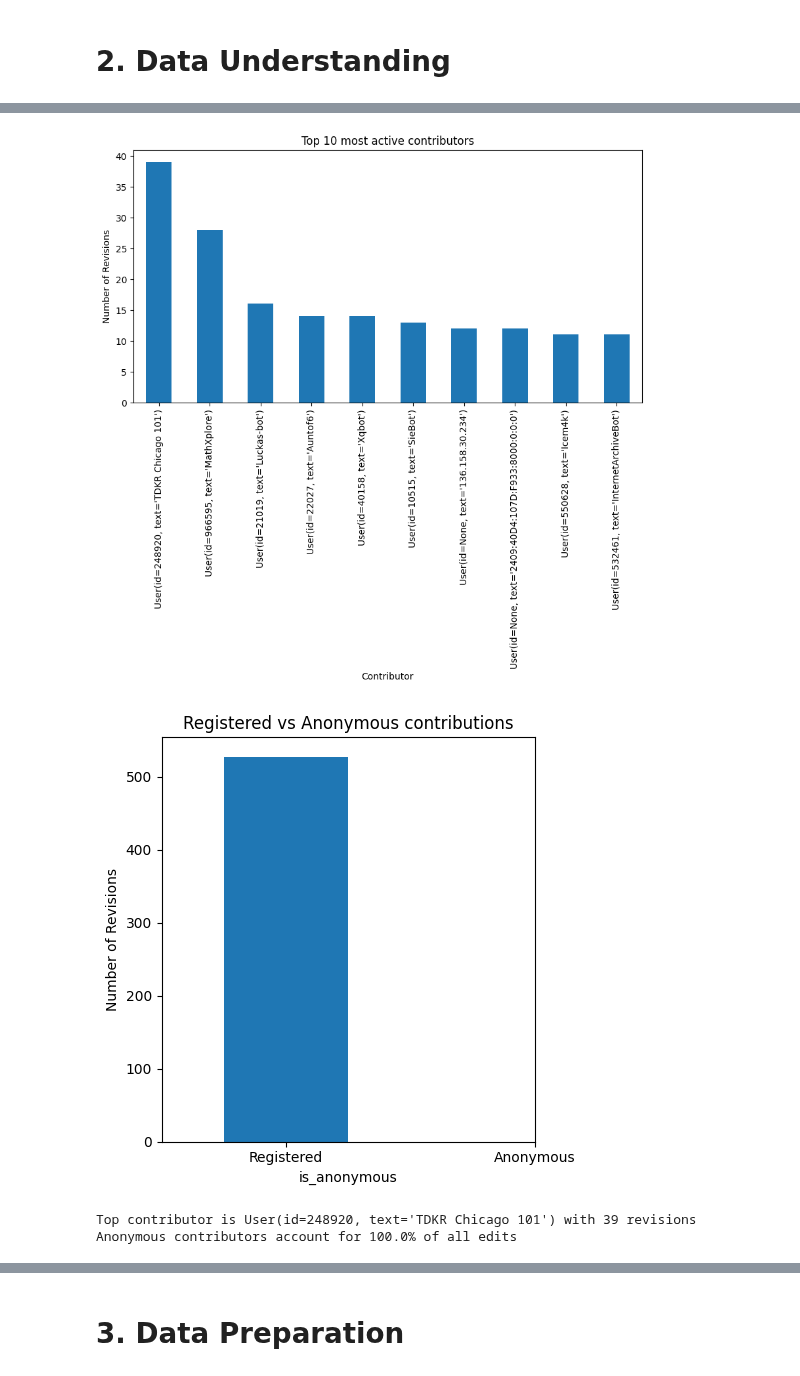
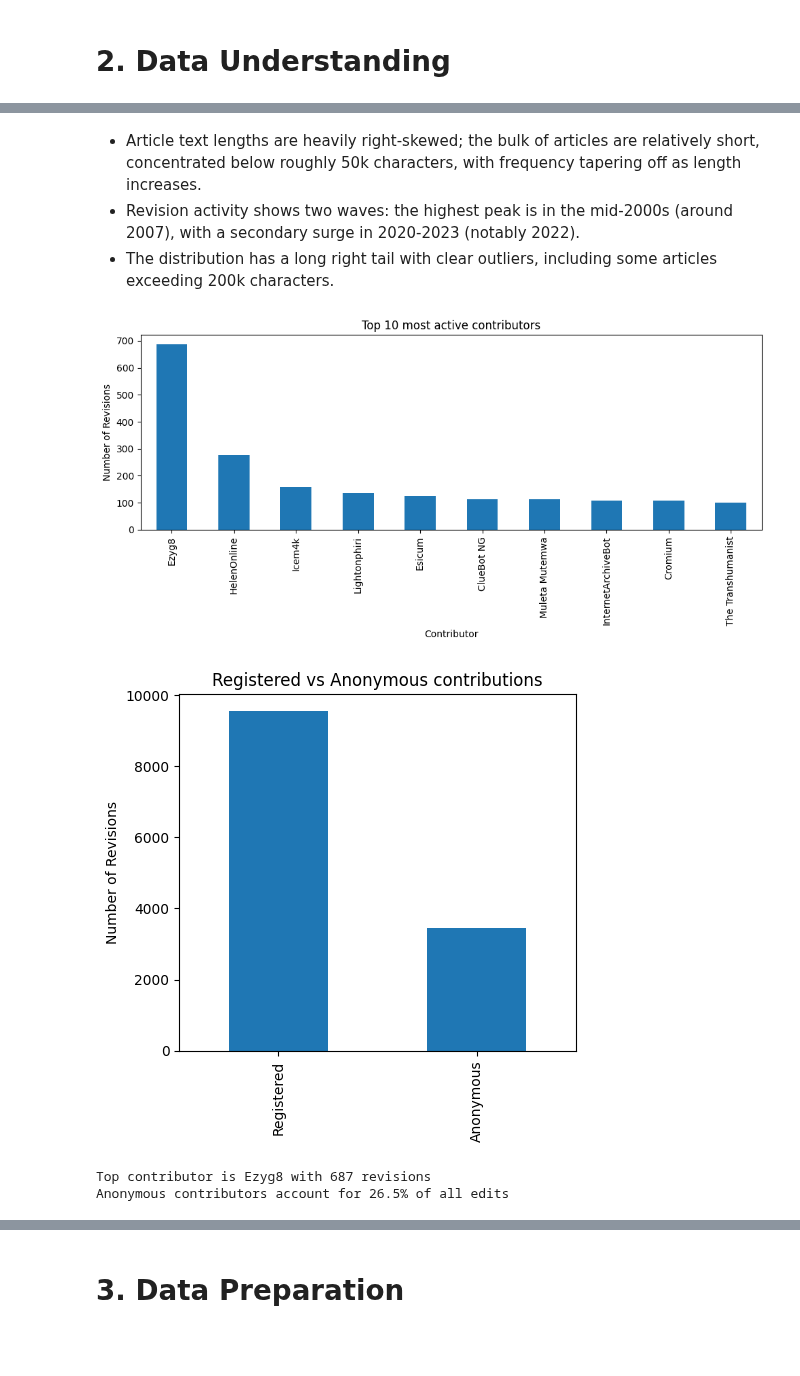
Before and after one commit to bruh7463/data_mining_project_team_14, a Jupyter notebook: data_mining_project.ipynb, the cells around one changed output, grey strips where cells are left out. Drawn from its saved outputs; the diff is of its cells as text; code cells hidden in the pictures; blank space fills up the shorter version.

```diff
--- a/data_mining_project.ipynb
+++ b/data_mining_project.ipynb
@@ -56,7 +55,10 @@ import pandas as pd
 file_path = "/content/drive/MyDrive/Dataset/zambia_wikipedia_history.csv"
 df = pd.read_csv(file_path)
 
+# We will work with a copy for the data understanding phase
+df_data = df.copy()
+
 # Preview dataset
-print("Dataset Shape:", df.shape)
-df.head()
+print("Dataset Shape:", df_data.shape)
+df_data.head()
 # %% [output]
@@ -122,7 +124,7 @@ memory usage: 37.8+ KB
 import matplotlib.pyplot as plt
 
 # Convert timestamp to datetime
-df["timestamp"] = pd.to_datetime(df["timestamp"], errors="coerce")
+df_data["timestamp"] = pd.to_datetime(df_data["timestamp"], errors="coerce")
 
 # Histogram of text length
 plt.figure(figsize=(8,5))
@@ -134,7 +136,7 @@ plt.show()
 
 # Revisions by year
 plt.figure(figsize=(8,5))
-df["timestamp"].dt.year.value_counts().sort_index().plot(kind="bar")
+df_data["timestamp"].dt.year.value_counts().sort_index().plot(kind="bar")
 plt.title("Number of Revisions by Year")
 plt.xlabel("Year")
 plt.ylabel("Revision Count")
@@ -149,38 +147,71 @@ plt.show()
+# %% [markdown]
+* Article text lengths are heavily right-skewed; the bulk of articles are relatively short, concentrated below roughly 50k characters, with frequency tapering off as length increases.
+* Revision activity shows two waves: the highest peak is in the mid-2000s (around 2007), with a secondary surge in 2020-2023 (notably 2022).
+* The distribution has a long right tail with clear outliers, including some articles exceeding 200k characters.
 # %%
 # [DU] Chilufya - Contributor Analysis
 
+def get_user_text(s):
+    # Extract what's inside text='...'
+    if isinstance(s, str) and "text='" in s:
+        return s.split("text='", 1)[1].split("'", 1)[0]
+    return None
+
+def is_ipv4_like(s):
+    # Require exactly four numeric parts separated by dots
+    if not isinstance(s, str):
+        return False
+    parts = s.split('.')
+    if len(parts) != 4:
+        return False
+    return all(p.isdigit() for p in parts)
+
+# Extract a readable contributor label
+df_data['user_text'] = df_data['contributor_name'].apply(get_user_text)
+
+# Anonymous if id=None appears OR the extracted text is IPv4-like
+df_data['is_anonymous'] = (
+    df_data['contributor_name'].apply(lambda s: isinstance(s, str) and "id=None" in s) |
+    df_data['user_text'].apply(is_ipv4_like)
+)
+
 # Top 10 contributors
-top_contributors = df["contributor_name"].value_counts().head(10)
+top_contributors = df_data['user_text'].dropna().value_counts().head(10)
 
 plt.figure(figsize=(10, 5))
 top_contributors.plot(kind="bar")
 plt.title("Top 10 most active contributors")
 plt.xlabel("Contributor")
 plt.ylabel("Number of Revisions")
+plt.tight_layout()
 plt.show()
 
-# Registered vs Anonymous contributors
-df["is_anonymous"] = df["contributor_id"].isna()
-anon_counts = df["is_anonymous"].value_counts()
+# --- Registered vs Anonymous contributors ---
+anon_counts = (
+    df_data['is_anonymous']
+      .map({False: "Registered", True: "Anonymous"})
+      .value_counts()
+      .reindex(["Registered", "Anonymous"], fill_value=0)
+)
 
 plt.figure(figsize=(5, 5))
 anon_counts.plot(kind="bar")
 plt.title("Registered vs Anonymous contributions")
-plt.xticks([0,1], ["Registered", "Anonymous"], rotation=0)
+plt.xlabel("")
 plt.ylabel("Number of Revisions")
 plt.tight_layout()
 plt.show()
 
 # Print required statistics
 top_contributor_name = top_contributors.index[0]
 top_contributor_count = top_contributors.iloc[0]
-anonymous_percentage = (df['is_anonymous'].sum() / len(df)) * 100
+anonymous_percentage = df_data['is_anonymous'].mean() * 100
 
 print(f"Top contributor is {top_contributor_name} with {top_contributor_count} revisions")
 print(f"Anonymous contributors account for {anonymous_percentage:.1f}% of all edits")
 # %% [output]
-[figure, old version]
+[figure, new version]
-[figure, old version]
+[figure, new version]
-Top contributor is User(id=248920, text='TDKR Chicago 101') with 39 revisions
-Anonymous contributors account for 100.0% of all edits
+Top contributor is Ezyg8 with 687 revisions
+Anonymous contributors account for 26.5% of all edits
 # %% [markdown]
```
Also changed, not shown: parts of 17 cells of this notebook.
